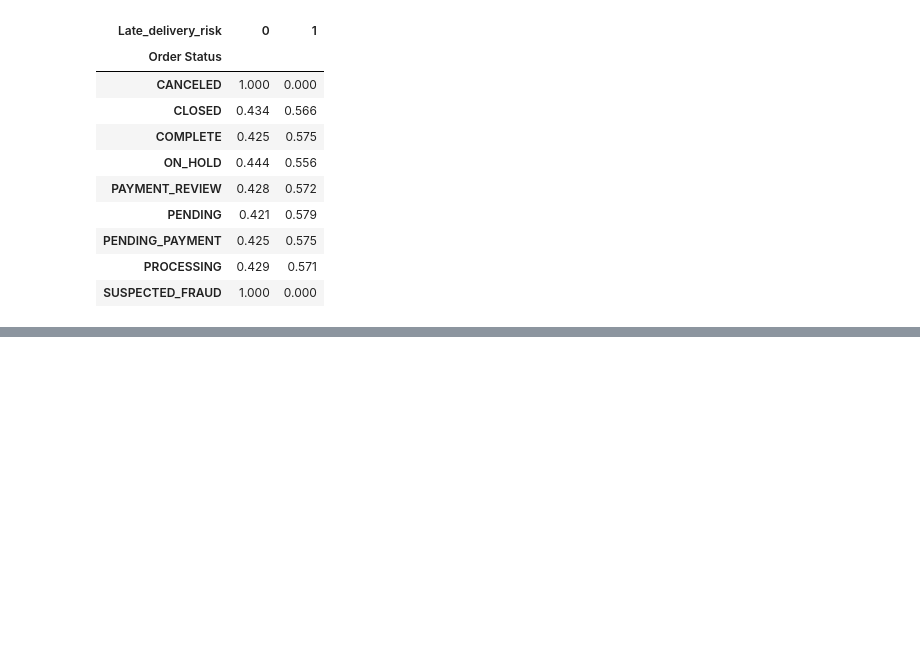
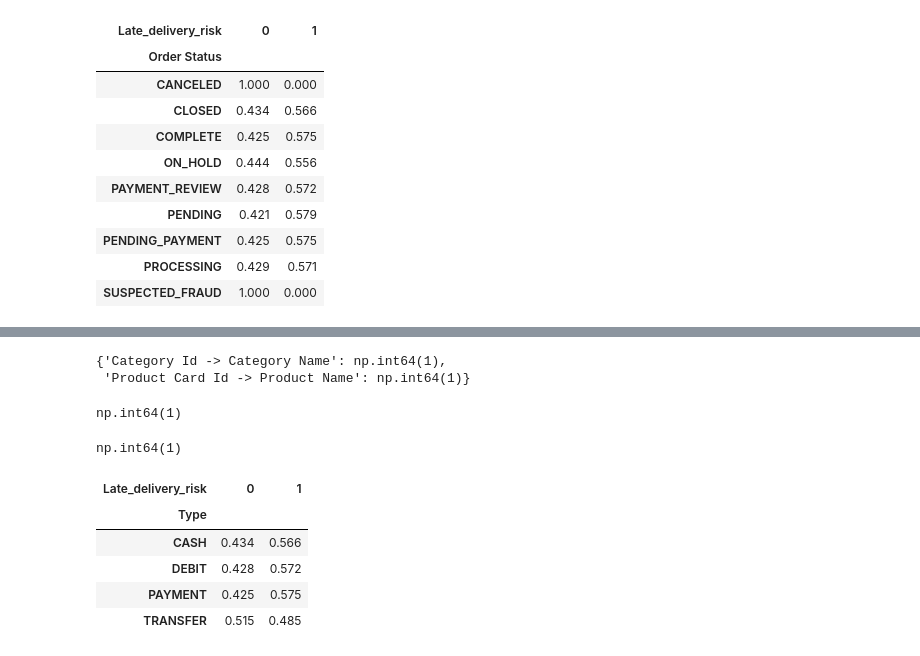
Before and after one commit to elhamrouzban/LogiGuard, a Jupyter notebook: notebooks/01_data_understanding.ipynb, the cells around one changed output, grey strips where cells are left out. Cells and saved outputs as stored; diff of their text form; code cells hidden in the pictures; blank space fills up the shorter version.

```diff
--- a/notebooks/01_data_understanding.ipynb
+++ b/notebooks/01_data_understanding.ipynb
@@ -998,0 +1069,34 @@ pd.crosstab(
+# %%
+mapping_checks = {
+    "Category Id -> Category Name":
+        df.groupby("Category Id")["Category Name"].nunique().max(),
+
+    "Product Card Id -> Product Name":
+        df.groupby("Product Card Id")["Product Name"].nunique().max(),
+}
+
+mapping_checks
+# %% [output]
+{'Category Id -> Category Name': np.int64(1),
+ 'Product Card Id -> Product Name': np.int64(1)}
+# %%
+df.groupby("Department Id")["Department Name"].nunique().max()
+# %% [output]
+np.int64(1)
+# %%
+df.groupby("Product Name")["Product Price"].nunique().max()
+# %% [output]
+np.int64(1)
+# %%
+pd.crosstab(
+    df["Type"],
+    df["Late_delivery_risk"],
+    normalize="index"
+).round(3)
+# %% [output]
+| Late_delivery_risk | 0 | 1 |
+| Type |  |  |
+| CASH | 0.434 | 0.566 |
+| DEBIT | 0.428 | 0.572 |
+| PAYMENT | 0.425 | 0.575 |
+| TRANSFER | 0.515 | 0.485 |
```
Also changed, not shown: parts of 14 cells of this notebook, 1 other file.
